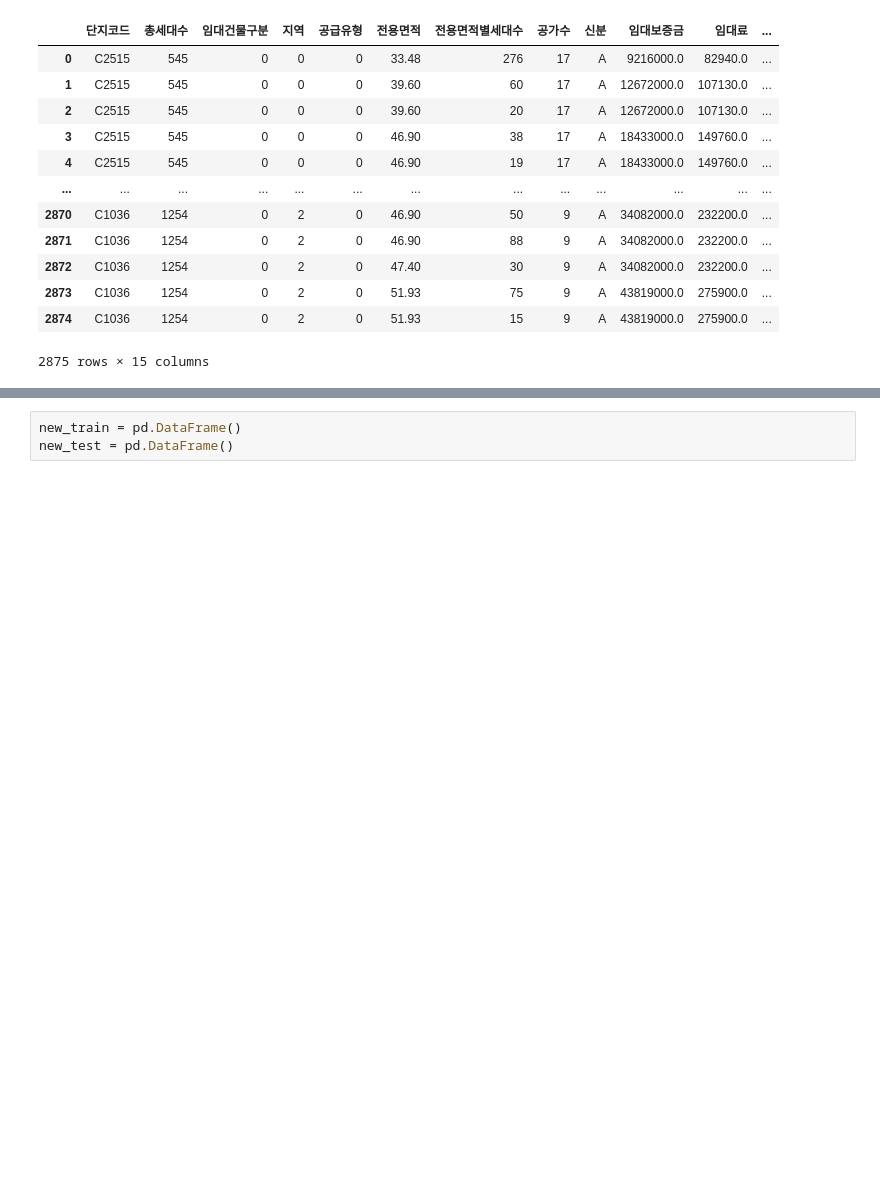
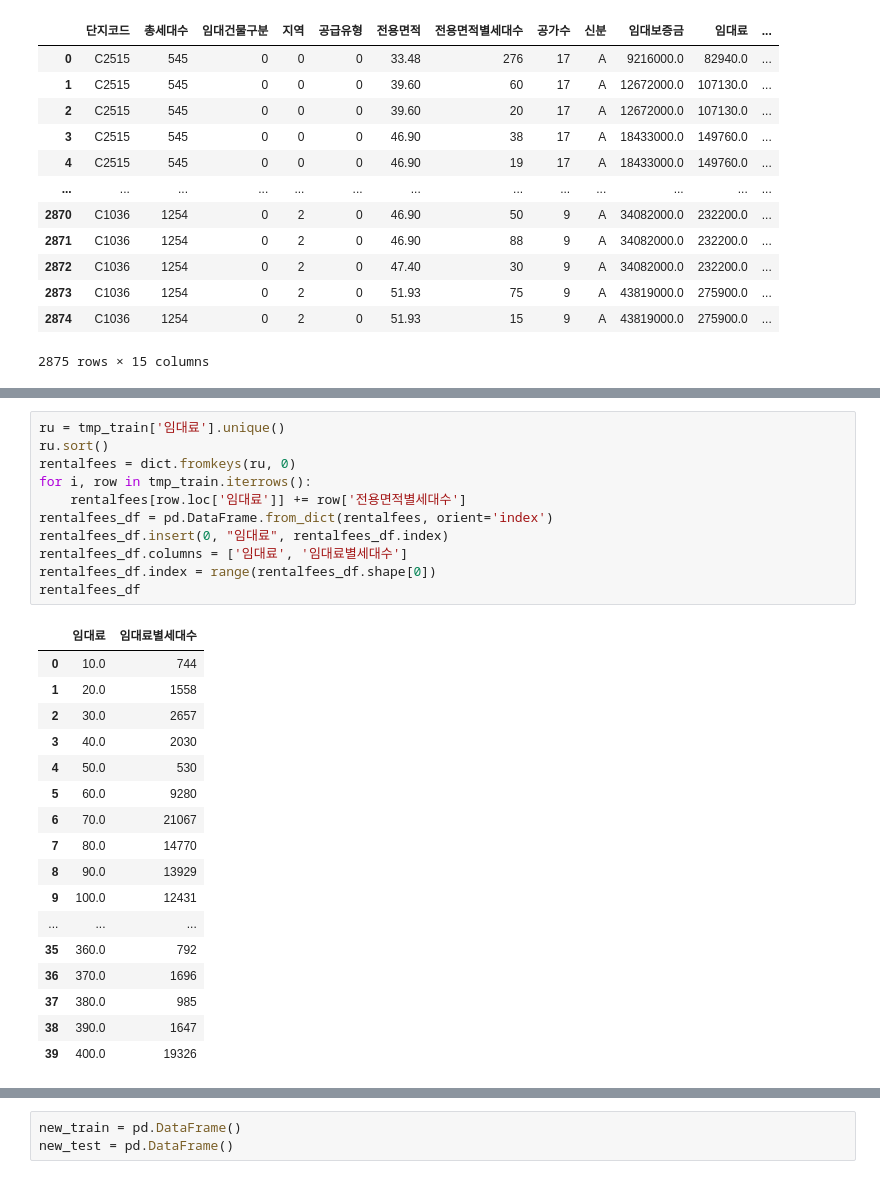
Before and after one commit to gogooma9/-_of_park, a Jupyter notebook: goguma7/cat_baseline/cat_baseline.ipynb, the cells around one changed output, grey strips where cells are left out. Drawn from its saved outputs; the diff is of its cells as text; blank space fills up the shorter version.

```diff
--- a/goguma7/cat_baseline/cat_baseline.ipynb
+++ b/goguma7/cat_baseline/cat_baseline.ipynb
@@ -380,0 +431,29 @@ tmp_train.isnull().sum(), tmp_test.isnull().sum()
+# %%
+ru = tmp_train['임대료'].unique()
+ru.sort()
+rentalfees = dict.fromkeys(ru, 0)
+for i, row in tmp_train.iterrows():
+    rentalfees[row.loc['임대료']] += row['전용면적별세대수']
+rentalfees_df = pd.DataFrame.from_dict(rentalfees, orient='index')
+rentalfees_df.insert(0, "임대료", rentalfees_df.index)
+rentalfees_df.columns = ['임대료', '임대료별세대수']
+rentalfees_df.index = range(rentalfees_df.shape[0])
+rentalfees_df
+# %% [output]
+|  | 임대료 | 임대료별세대수 |
+| 0 | 10.0 | 744 |
+| 1 | 20.0 | 1558 |
+| 2 | 30.0 | 2657 |
+| 3 | 40.0 | 2030 |
+| 4 | 50.0 | 530 |
+| 5 | 60.0 | 9280 |
+| 6 | 70.0 | 21067 |
+| 7 | 80.0 | 14770 |
+| 8 | 90.0 | 13929 |
+| 9 | 100.0 | 12431 |
+| ... | ... | ... |
+| 35 | 360.0 | 792 |
+| 36 | 370.0 | 1696 |
+| 37 | 380.0 | 985 |
+| 38 | 390.0 | 1647 |
+| 39 | 400.0 | 19326 |
```
Also changed, not shown: parts of 19 cells of this notebook, 1 other file.
